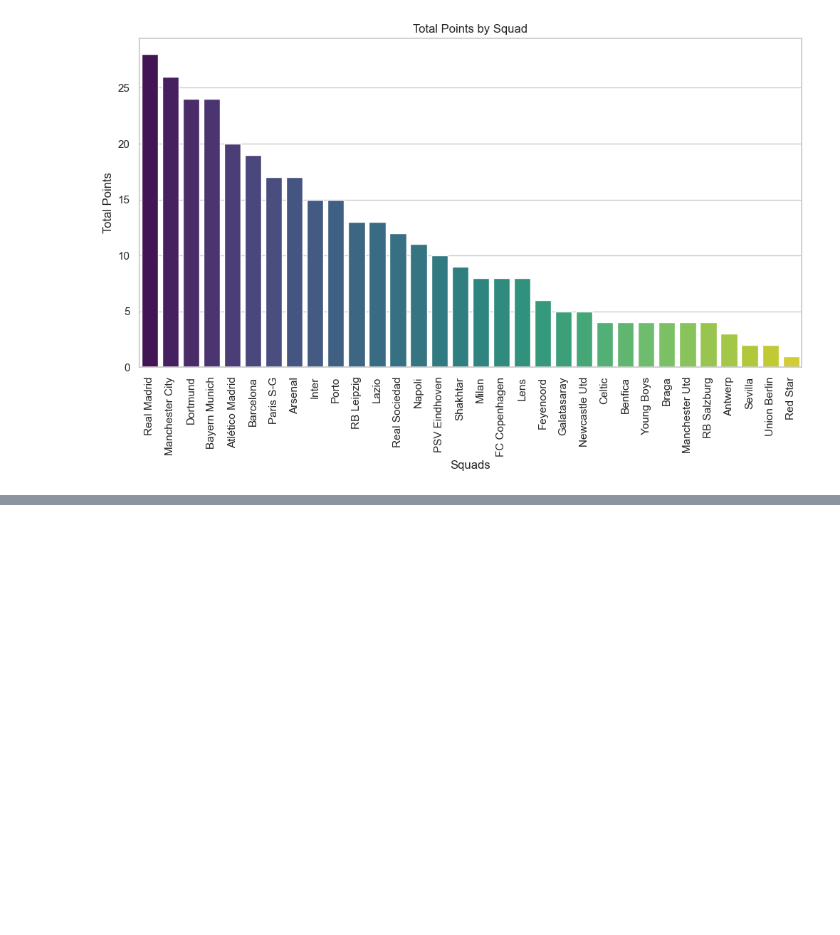
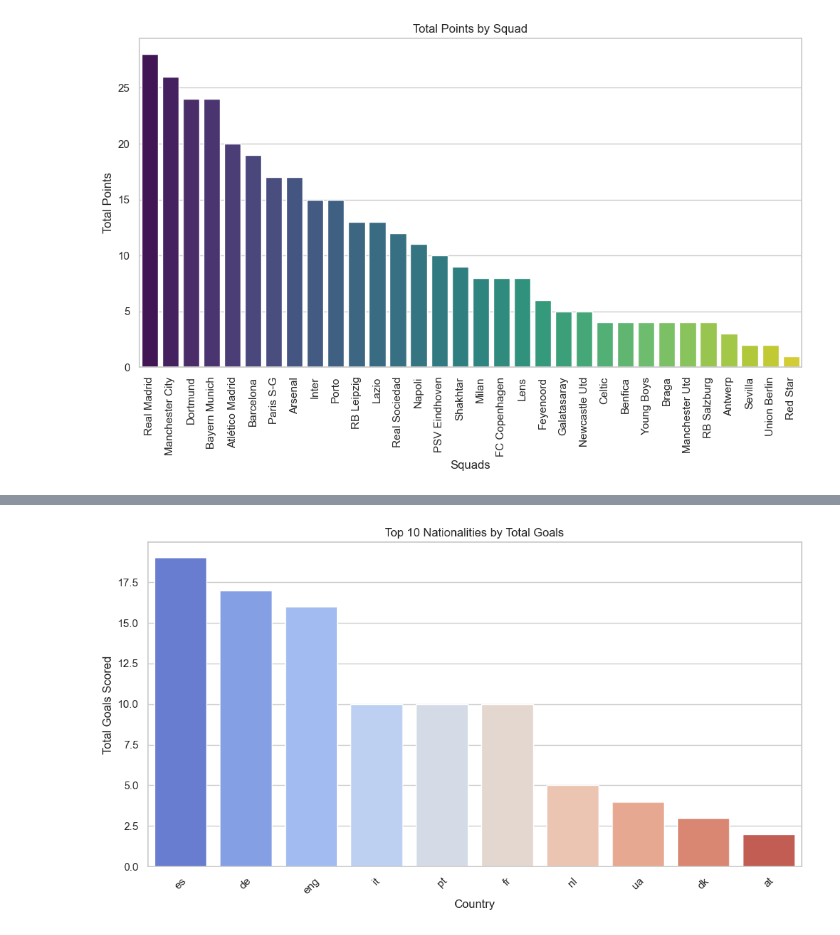
Before and after one commit to Mridul47/UCL23-24_analytics, a Jupyter notebook: notebooks/championsleague23/24.ipynb, the cells around one changed output, grey strips where cells are left out. Cells and saved outputs as stored; diff of their text form; code cells hidden in the pictures; blank space fills up the shorter version.

```diff
--- a/notebooks/championsleague23/24.ipynb
+++ b/notebooks/championsleague23/24.ipynb
@@ -52,0 +65,12 @@ plt.show()
+# %%
+### 3️) Player Nationality vs Goals Scored ###
+plt.figure(figsize=(12, 6))
+nationality_goals = df.groupby("Country")["Goals"].sum().sort_values(ascending=False).head(10)
+sns.barplot(x=nationality_goals.index, y=nationality_goals.values, palette="coolwarm")
+plt.xticks(rotation=45)
+plt.title("Top 10 Nationalities by Total Goals")
+plt.xlabel("Country")
+plt.ylabel("Total Goals Scored")
+plt.show()
+# %% [output]
+[figure, added]
```
Also changed, not shown: parts of 1 cell of this notebook, 2 other files.
